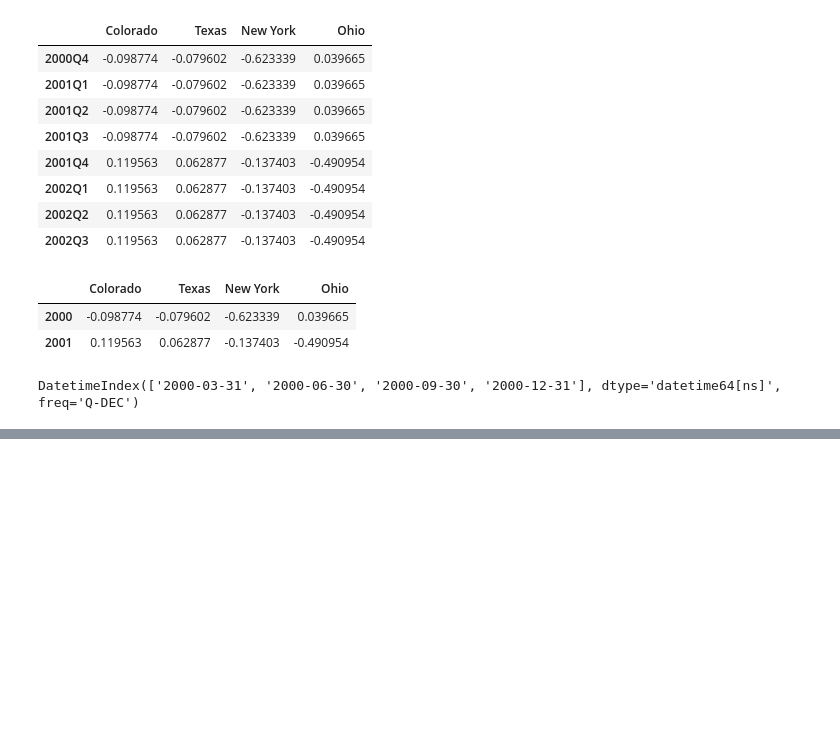
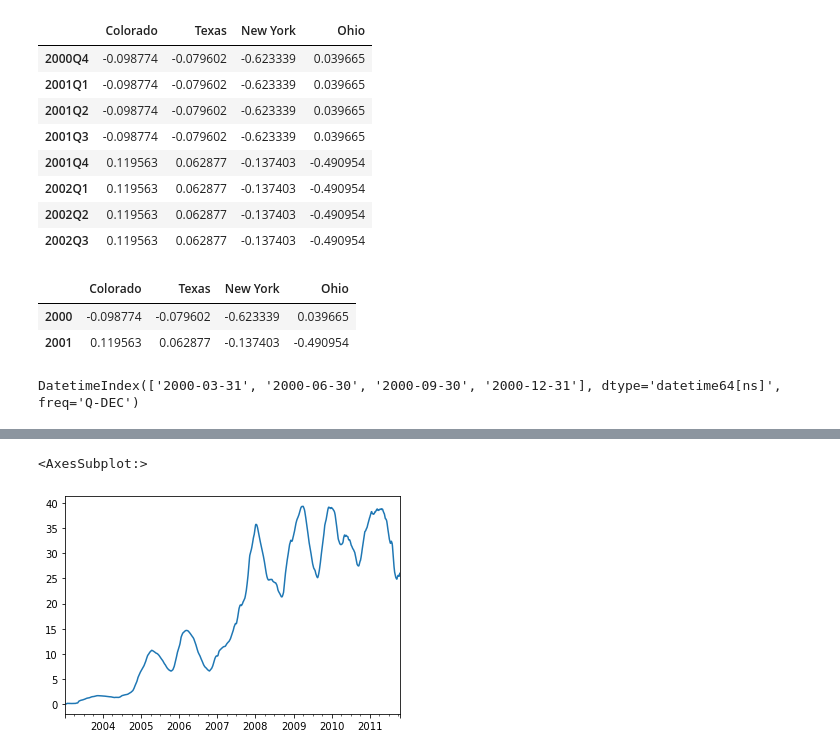
Before and after one commit to wfy0508/LearningPython, a Jupyter notebook: dataAnalysis/chapter11.ipynb, the cells around one changed output, grey strips where cells are left out. Drawn from its saved outputs; the diff is of its cells as text; code cells hidden in the pictures; blank space fills up the shorter version.

```diff
--- a/dataAnalysis/chapter11.ipynb
+++ b/dataAnalysis/chapter11.ipynb
@@ -903,0 +929,4 @@ DatetimeIndex(['2000-03-31', '2000-06-30', '2000-09-30', '2000-12-31'], dtype='d
+# %%
+# 滚动函数需要窗口中所有的值都必须是非NA的值，在窗口的起始位置拥有的数据是少于窗口区间的
+aapl_std250 = close_px.AAPL.rolling(250, min_periods=10).std()
+aapl_std250[5:12]
@@ -903,0 +942,5 @@ DatetimeIndex(['2000-03-31', '2000-06-30', '2000-09-30', '2000-12-31'], dtype='d
+# %%
+aapl_std250.plot()
+# %% [output]
+<AxesSubplot:>
+[figure, added]
```
Also changed, not shown: parts of 16 cells of this notebook.
